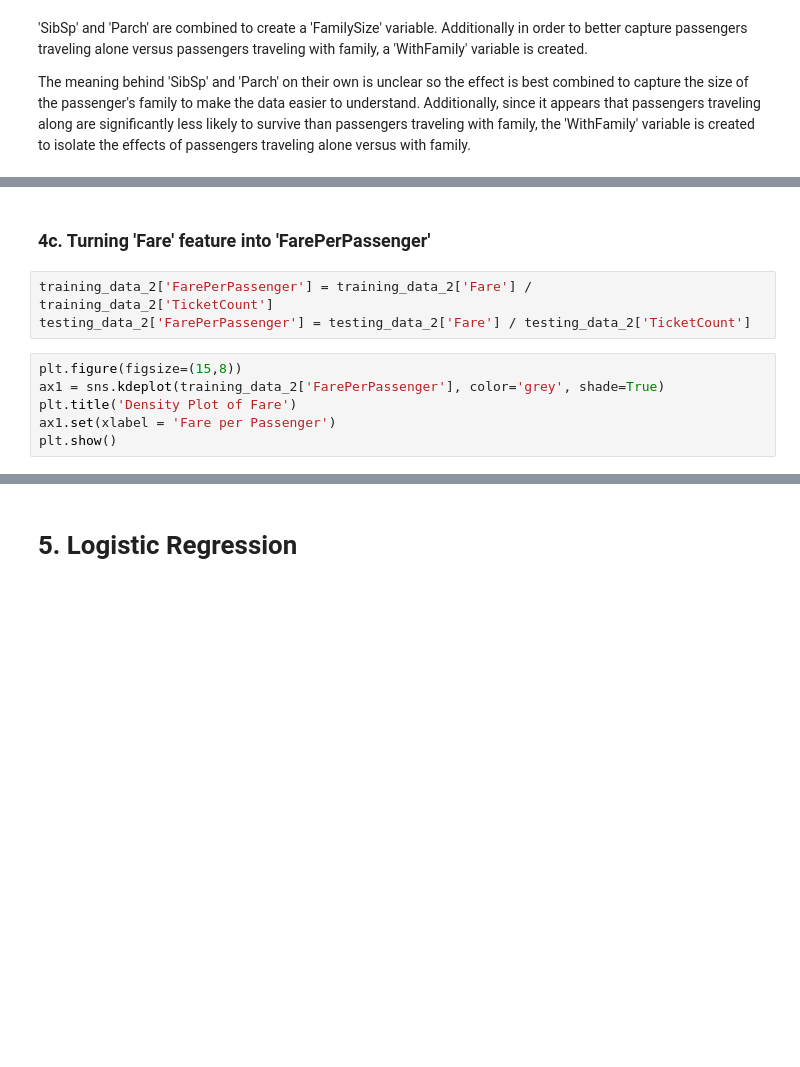
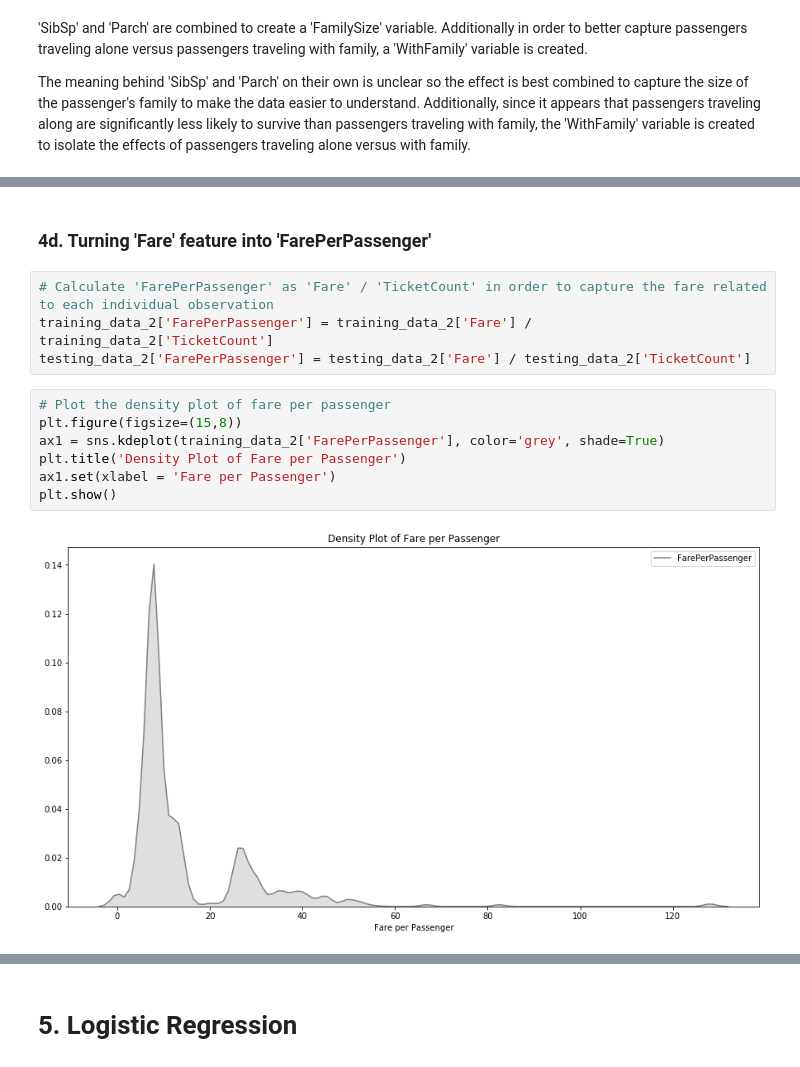
Before and after one commit to mileslucey/titanic_problem, a Jupyter notebook: titanic_analysis.ipynb, the cells around one changed output, grey strips where cells are left out. Drawn from its saved outputs; the diff is of its cells as text; blank space fills up the shorter version.

```diff
--- a/titanic_analysis.ipynb
+++ b/titanic_analysis.ipynb
@@ -658,12 +657,16 @@ plt.show()
 # %% [markdown]
-### 4c. Turning 'Fare' feature into 'FarePerPassenger'
+### 4d. Turning 'Fare' feature into 'FarePerPassenger'
 # %%
+# Calculate 'FarePerPassenger' as 'Fare' / 'TicketCount' in order to capture the fare related to each individual observation
 training_data_2['FarePerPassenger'] = training_data_2['Fare'] / training_data_2['TicketCount']
 testing_data_2['FarePerPassenger'] = testing_data_2['Fare'] / testing_data_2['TicketCount']
 # %%
+# Plot the density plot of fare per passenger
 plt.figure(figsize=(15,8))
 ax1 = sns.kdeplot(training_data_2['FarePerPassenger'], color='grey', shade=True)
-plt.title('Density Plot of Fare')
+plt.title('Density Plot of Fare per Passenger')
 ax1.set(xlabel = 'Fare per Passenger')
 plt.show()
+# %% [output]
+[figure, added]
 # %%
```
Also changed, not shown: parts of 150 cells of this notebook, 2 other files.
